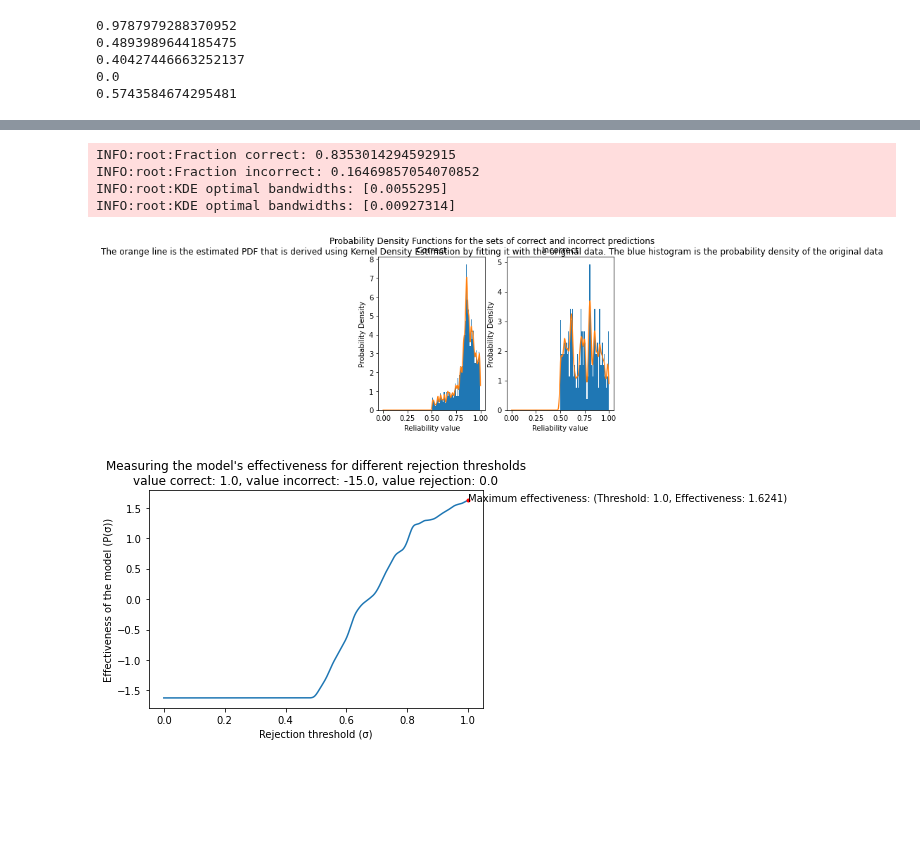
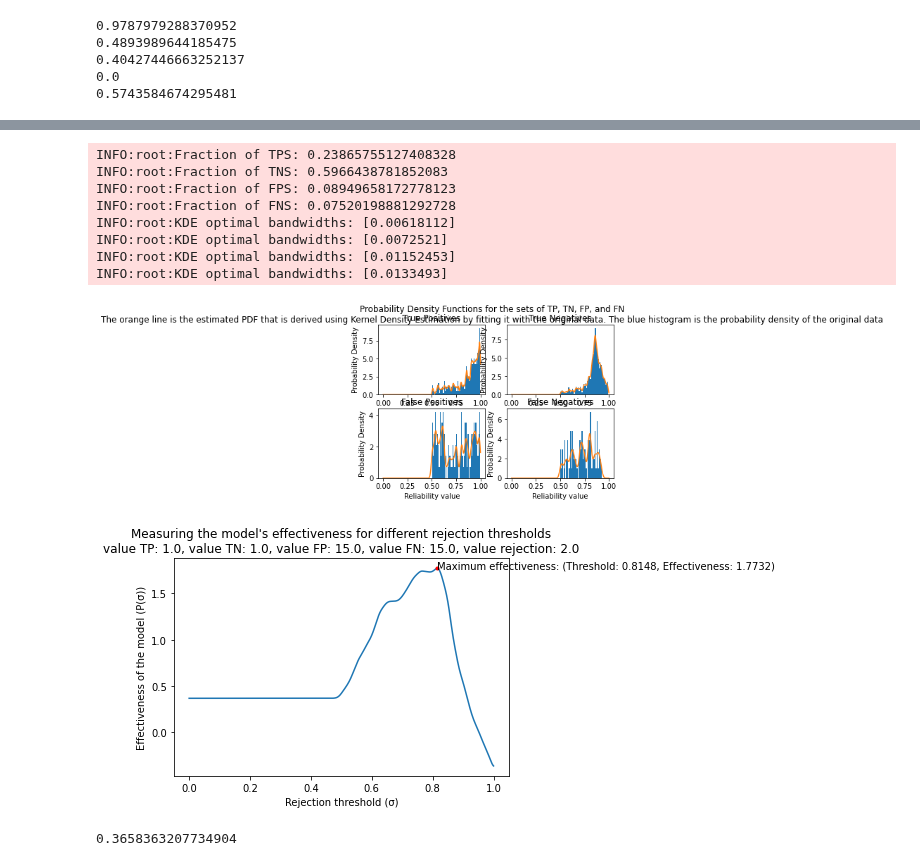
Before and after one commit to delftcrowd/smart_rejector_for_hate_speech, a Jupyter notebook: code/rejector/test_new.ipynb, the cells around one changed output, grey strips where cells are left out. Cells and saved outputs as stored; diff of their text form; code cells hidden in the pictures; blank space fills up the shorter version.

```diff
--- a/code/rejector/test_new.ipynb
+++ b/code/rejector/test_new.ipynb
@@ -66,13 +70,21 @@ INFO:root:KDE optimal bandwidths: [0.01415933]
 # %%
-predictions = Prediction.load("input/cnn-hoseem-calibrated.p")
-values = Values(value_correct=1.0, value_incorrect=-15.0, value_rejection=0.0)
+predictions = Prediction.load("input/cnn-hoseem-calibrated.p", gold_class="Hate")
+values = Values(value_TP=1.0, value_TN=1.0, value_FP=15.0, value_FN=15.0,value_rejection=2.0)
 metric = Metric(values, predictions)
 metric.plot_pdfs()
 metric.plot_effectiveness()
 # %% [output]
-INFO:root:Fraction correct: 0.8353014294592915
-INFO:root:Fraction incorrect: 0.16469857054070852
-INFO:root:KDE optimal bandwidths: [0.0055295]
-INFO:root:KDE optimal bandwidths: [0.00927314]
+INFO:root:Fraction of TPS: 0.23865755127408328
+INFO:root:Fraction of TNS: 0.5966438781852083
+INFO:root:Fraction of FPS: 0.08949658172778123
+INFO:root:Fraction of FNS: 0.07520198881292728
+INFO:root:KDE optimal bandwidths: [0.00618112]
+INFO:root:KDE optimal bandwidths: [0.0072521]
+INFO:root:KDE optimal bandwidths: [0.01152453]
+INFO:root:KDE optimal bandwidths: [0.0133493]
-[figure, old version]
+[figure, new version]
-[figure, old version]
+[figure, new version]
+# %%
+metric.calculate_effectiveness(0.0)
+# %% [output]
+0.3658363207734904
```
Also changed, not shown: parts of 3 cells of this notebook, 35 other files.
